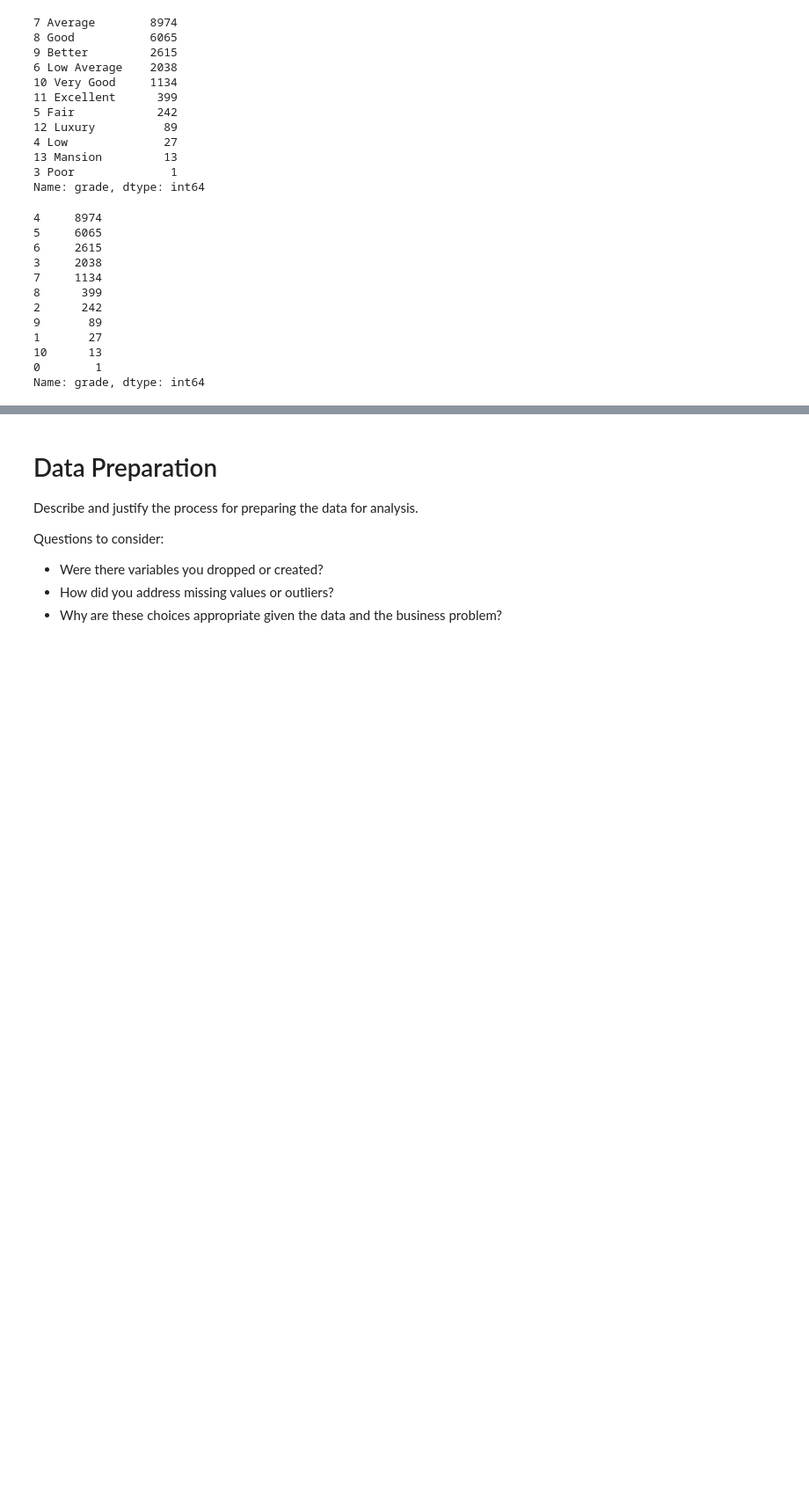
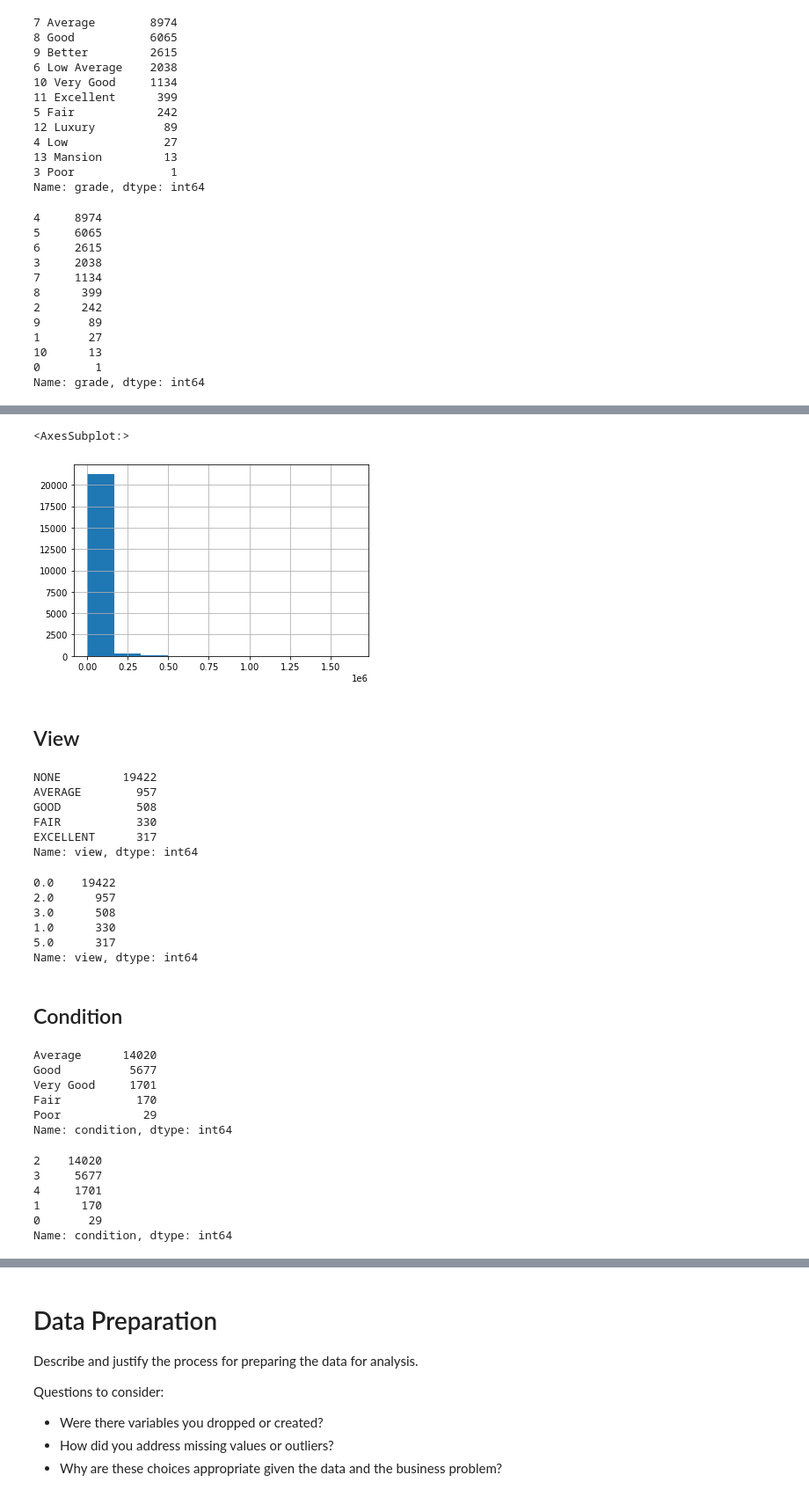
Before and after one commit to Jyve00/King-County-Housing-, a Jupyter notebook: notebooks/Matthew/Final_Notebook.ipynb, the cells around one changed output, grey strips where cells are left out. Shown at 88% size. Drawn from its saved outputs; the diff is of its cells as text; code cells hidden in the pictures; blank space fills up the shorter version.

```diff
--- a/notebooks/Matthew/Final_Notebook.ipynb
+++ b/notebooks/Matthew/Final_Notebook.ipynb
@@ -83,0 +193,16 @@ Name: grade, dtype: int64
+# %%
+kc['sqft_lot'].hist()
+# %% [output]
+<AxesSubplot:>
+[figure, added]
+# %% [markdown]
+## View
+# %%
+kc['view'].value_counts()
+# %% [output]
+NONE         19422
+AVERAGE        957
+GOOD           508
+FAIR           330
+EXCELLENT      317
+Name: view, dtype: int64
@@ -83,0 +213,21 @@ Name: grade, dtype: int64
+# %%
+# Validate change
+kc['view'].value_counts()
+# %% [output]
+0.0    19422
+2.0      957
+3.0      508
+1.0      330
+5.0      317
+Name: view, dtype: int64
+# %% [markdown]
+## Condition
+# %%
+kc['condition'].value_counts()
+# %% [output]
+Average      14020
+Good          5677
+Very Good     1701
+Fair           170
+Poor            29
+Name: condition, dtype: int64
@@ -83,0 +237,10 @@ Name: grade, dtype: int64
+# %%
+# Verify Successful Change
+kc['condition'].value_counts()
+# %% [output]
+2    14020
+3     5677
+4     1701
+1      170
+0       29
+Name: condition, dtype: int64
```
Also changed, not shown: parts of 19 cells of this notebook.
